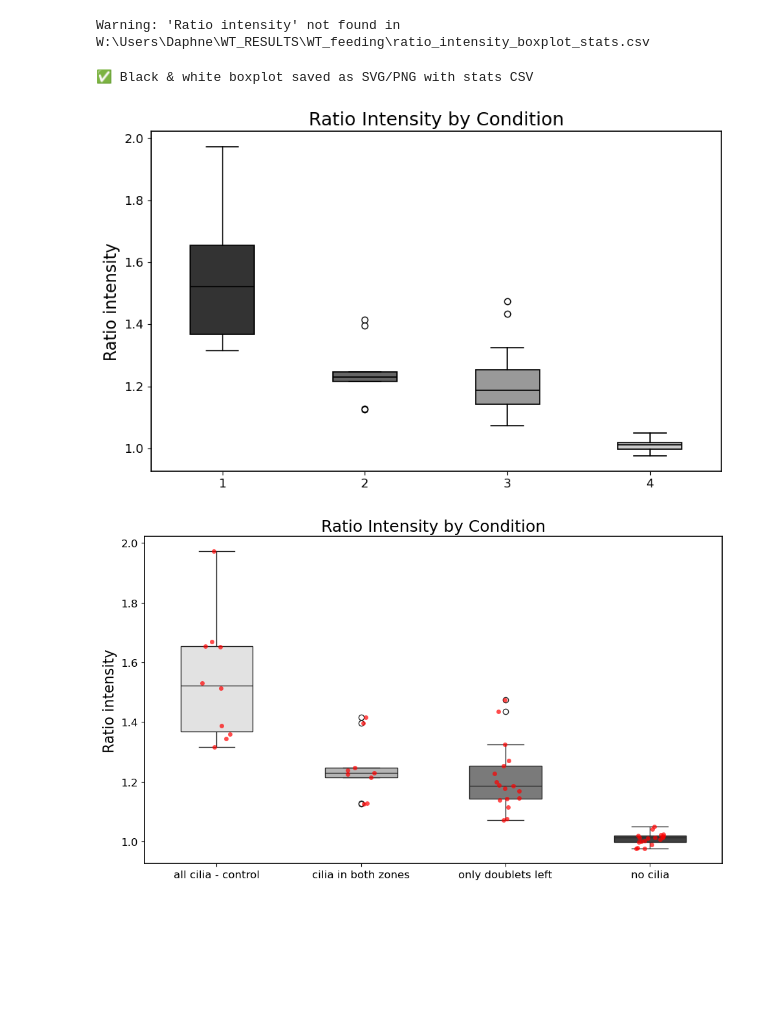
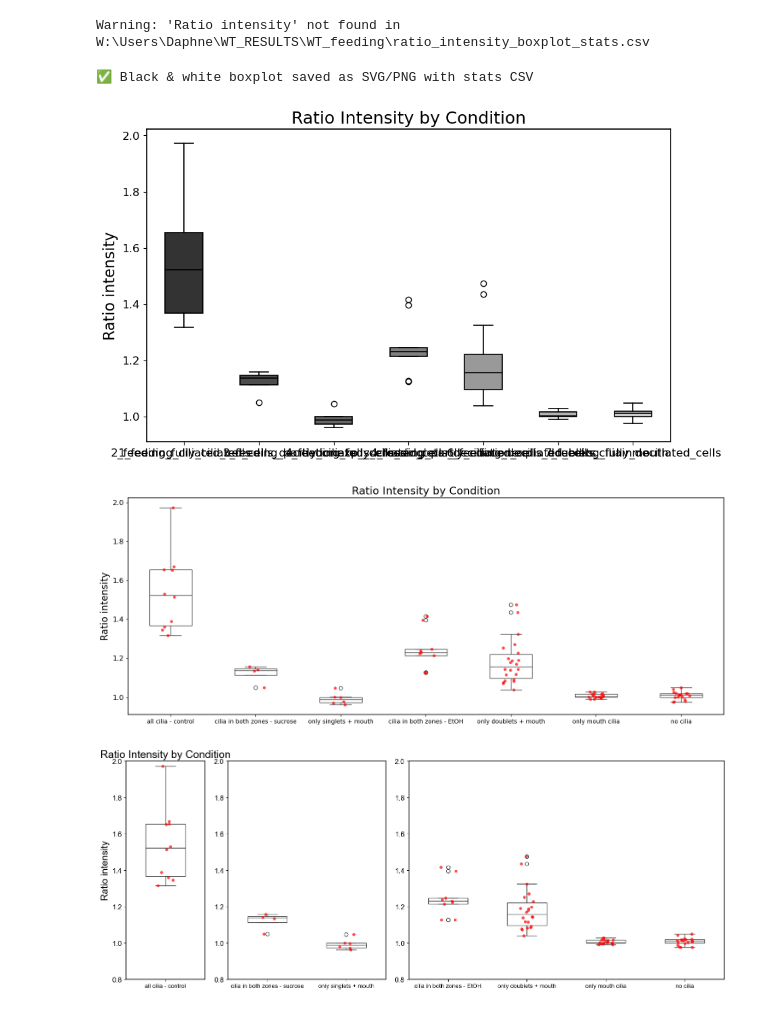
Before and after one commit to livingpatterns/Paramecium_cilia_functions_paper, a Jupyter notebook: feeding_plot_intensity.ipynb, the cells around one changed output. Saved outputs shown, nothing was run; the diff lists cells and outputs as text; code cells hidden in the pictures; blank space fills up the shorter version.

```diff
--- a/feeding_plot_intensity.ipynb
+++ b/feeding_plot_intensity.ipynb
@@ -5,6 +5,12 @@ import pandas as pd
 import matplotlib.pyplot as plt
 import numpy as np
 import seaborn as sns
+
+import matplotlib as mpl
+# Ensure text is saved as editable text in SVG
+mpl.rcParams['svg.fonttype'] = 'none'
+# Set global font to Arial
+mpl.rcParams['font.family'] = 'Arial'
 # %%
 # Path to the folder with CSV files
 folder = "W:\\Users\\Daphne\\WT_RESULTS\\WT_feeding\\"
@@ -29,6 +35,11 @@ for file in csv_files:
 
 # sort data_dict by keys
 data_dict = dict(sorted(data_dict.items()))
+
+# sub data_dict to only first 4 conditions for plotting
+data_dict_wt = {k: data_dict[k] for k in list(data_dict.keys())[:1]}
+data_dict_sucrose = {k: data_dict[k] for k in list(data_dict.keys())[1:3]}
+data_dict_etoh = {k: data_dict[k] for k in list(data_dict.keys())[3:]}
 
 # Convert to DataFrame for plotting
 plot_df = pd.DataFrame(dict([(k, pd.Series(v)) for k, v in data_dict.items()]))
@@ -67,44 +78,44 @@ box = ax.boxplot(
 # Apply grayscale fill to boxes
 for patch, color in zip(box['boxes'], greys):
     patch.set_facecolor(color)
     patch.set_edgecolor("black")
     patch.set_linewidth(1.2)
 
 # Style other elements
 for element in ['whiskers', 'caps', 'medians']:
     for line in box[element]:
         line.set_color("black")
         line.set_linewidth(1.2)
 
 ax.set_ylabel("Ratio intensity", fontsize=16)
 ax.set_title("Ratio Intensity by Condition", fontsize=18)
 
 # name x ticks manually
 # ax.set_xticklabels(list(data_dict.keys()), rotation=45, ha='right')
-ax.set_xticklabels(('1', '2', '3', '4'))
+# ax.set_xticklabels(('1', '2', '3', '4'))
 
 # Save plot
 fig.savefig(os.path.join(folder, "ratio_intensity_boxplot.svg"), format="svg", bbox_inches="tight")
 fig.savefig(os.path.join(folder, "ratio_intensity_boxplot.png"), format="png", dpi=300, bbox_inches="tight")
 
 # Save boxplot stats to CSV
 stats = plot_df.describe().transpose()
 stats.to_csv(os.path.join(folder, "ratio_intensity_boxplot_stats.csv"))
 
 print("✅ Black & white boxplot saved as SVG/PNG with stats CSV")
 # %% [output]
 Warning: 'Ratio intensity' not found in W:\Users\Daphne\WT_RESULTS\WT_feeding\ratio_intensity_boxplot_stats.csv
 ✅ Black & white boxplot saved as SVG/PNG with stats CSV
-[figure, old version]
+[figure, new version]
 # %%
-plt.figure(figsize=(10, 6))
+plt.figure(figsize=(15, 6))
 ax = plt.subplot(1, 1, 1, facecolor='white')
-sns.boxplot(data=data_dict, palette="Greys", width=0.5)
+sns.boxplot(data=data_dict, color='white', width=0.5)
 sns.stripplot(data=data_dict, color='red', size=5, jitter=True, alpha=0.7)
 plt.ylabel("Ratio intensity", fontsize=16)
 plt.title("Ratio Intensity by Condition", fontsize=18)
 # plt.xticks(('all cilia - control', 'cilia in both zones', 'only doublets left', 'no cilia'))
-ax.set_xticklabels(('all cilia - control', 'cilia in both zones', 'only doublets left', 'no cilia'))
+ax.set_xticklabels(('all cilia - control', 'cilia in both zones - sucrose', 'only singlets + mouth', 'cilia in both zones - EtOH', 'only doublets + mouth', 'only mouth cilia', 'no cilia'), fontsize=10)
 plt.tight_layout()
 plt.savefig(os.path.join(folder, "ratio_intensity_boxplot.svg"), format="svg", bbox_inches="tight")
 plt.savefig(os.path.join(folder, "ratio_intensity_boxplot.png"), format="png", dpi=300, bbox_inches="tight")
@@ -114,4 +125,47 @@ plt.show()
 stats = plot_df.describe().transpose()
 stats.to_csv(os.path.join(folder, "ratio_intensity_boxplot_stats.csv"))
 # %% [output]
-[figure, old version]
+[figure, new version]
+# %%
+from matplotlib import gridspec
+import matplotlib as mpl
+# Ensure text is saved as editable text in SVG
+mpl.rcParams['svg.fonttype'] = 'none'
+# Set global font to Arial
+mpl.rcParams['font.family'] = 'Arial'
+
+plt.figure(figsize=(15, 6))
+gs = gridspec.GridSpec(1, 3, width_ratios=[1, 2, 4])
+
+# ax = plt.subplot(1, 3, 1, facecolor='white')
+ax = plt.subplot(gs[0])
+sns.boxplot(data=data_dict_wt, color='white', width=0.5)
+sns.stripplot(data=data_dict_wt, color='red', size=5, jitter=True, alpha=0.7)
+plt.ylabel("Ratio intensity", fontsize=16)
+plt.title("Ratio Intensity by Condition", fontsize=18)
+plt.ylim(0.8, 2)
+# plt.xticks(('all cilia - control', 'cilia in both zones', 'only doublets left', 'no cilia'))
+ax.set_xticklabels(('all cilia - control', 'cilia in both zones - sucrose', 'only singlets + mouth', 'cilia in both zones - EtOH', 'only doublets + mouth', 'only mouth cilia', 'no cilia'), fontsize=10)
+
+ax2 = plt.subplot(1, 3, 2, facecolor='white')
+sns.boxplot(data=data_dict_sucrose, color='white', width=0.5)
+sns.stripplot(data=data_dict_sucrose, color='red', size=5, jitter=True, alpha=0.7)
+plt.ylim(0.8, 2)
+ax2.set_xticklabels(('cilia in both zones - sucrose', 'only singlets + mouth'), fontsize=10)
+
+ax3 = plt.subplot(1, 3, 3, facecolor='white')
+sns.boxplot(data=data_dict_etoh, color='white', width=0.5)
+sns.stripplot(data=data_dict_etoh, color='red', size=5, jitter=True, alpha=0.7)
+plt.ylim(0.8, 2)
+ax3.set_xticklabels(('cilia in both zones - EtOH', 'only doublets + mouth', 'only mouth cilia', 'no cilia'), fontsize=10)
+
+plt.tight_layout()
+plt.savefig(os.path.join(folder, "ratio_intensity_boxplot_separate.svg"), format="svg", bbox_inches="tight")
+plt.savefig(os.path.join(folder, "ratio_intensity_boxplot_separate.png"), format="png", dpi=300, bbox_inches="tight")
+plt.show()
+
+# Save boxplot stats to CSV
+stats = plot_df.describe().transpose()
+stats.to_csv(os.path.join(folder, "ratio_intensity_boxplot_stats.csv"))
+# %% [output]
+[figure, added]
```
Also changed, not shown: parts of 6 cells of this notebook, 9 other files.
